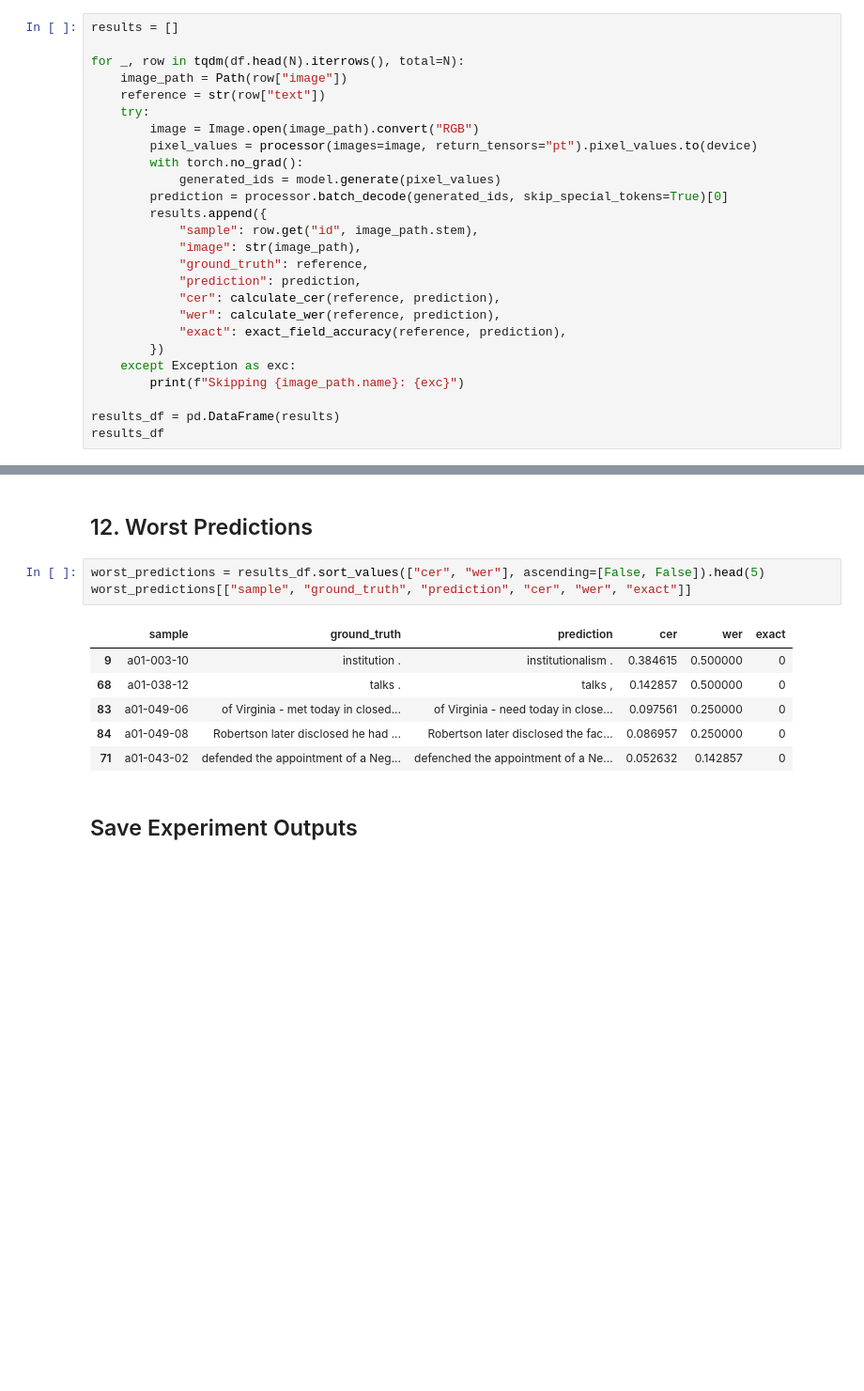
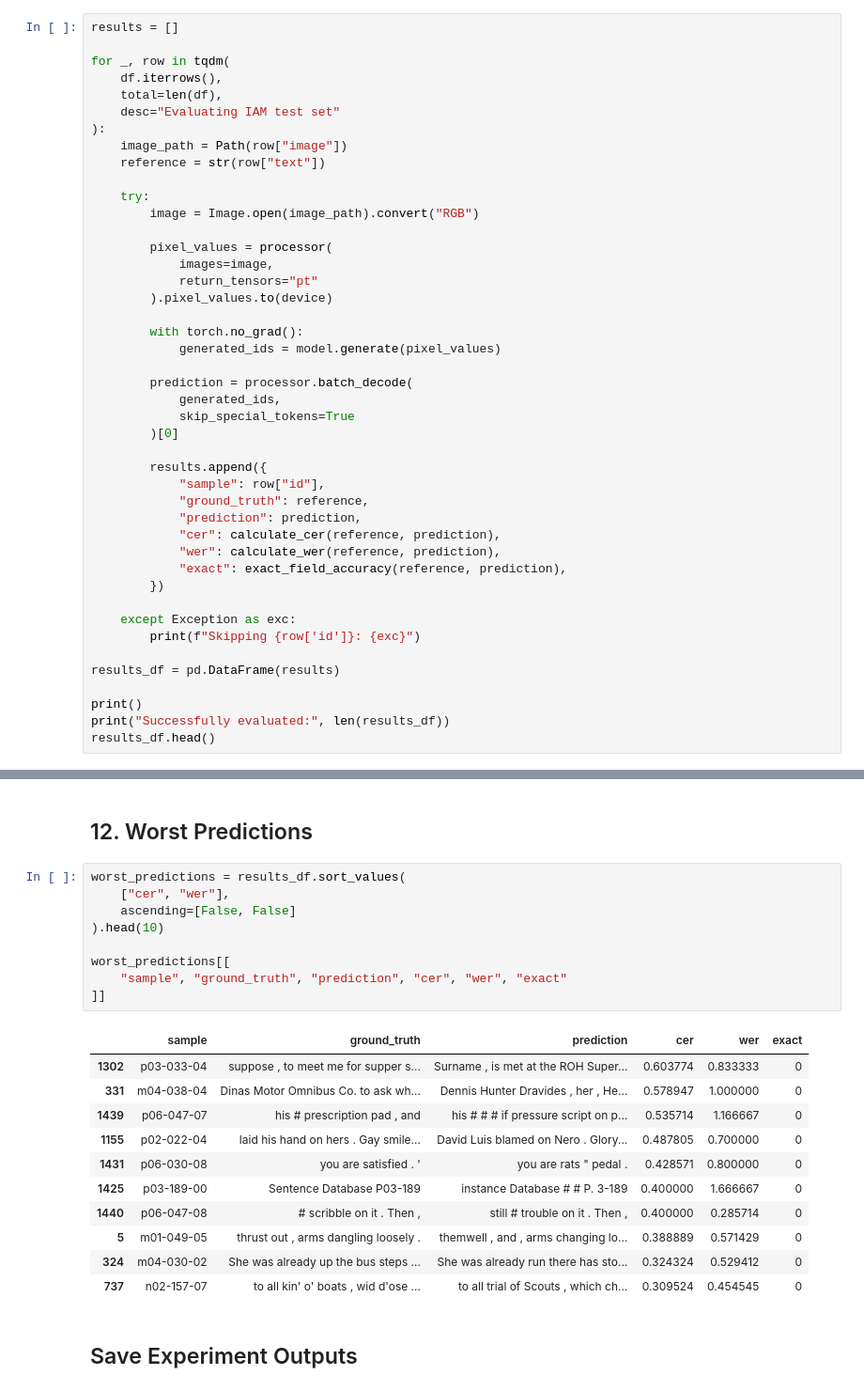
Before and after one commit to adecost4/ocr-thesis-handwritten-forms, a Jupyter notebook: trocr_beginner_project/notebooks/02_iam_evaluation.ipynb, the cells around one changed output, grey strips where cells are left out. Shown at 94% size. Drawn from its saved outputs; the diff is of its cells as text; blank space fills up the shorter version.

```diff
--- a/trocr_beginner_project/notebooks/02_iam_evaluation.ipynb
+++ b/trocr_beginner_project/notebooks/02_iam_evaluation.ipynb
@@ -180,27 +184,45 @@ Evaluating 100 samples...
 # %%
 results = []
 
-for _, row in tqdm(df.head(N).iterrows(), total=N):
+for _, row in tqdm(
+    df.iterrows(),
+    total=len(df),
+    desc="Evaluating IAM test set"
+):
     image_path = Path(row["image"])
     reference = str(row["text"])
+
     try:
         image = Image.open(image_path).convert("RGB")
-        pixel_values = processor(images=image, return_tensors="pt").pixel_values.to(device)
+
+        pixel_values = processor(
+            images=image,
+            return_tensors="pt"
+        ).pixel_values.to(device)
+
         with torch.no_grad():
             generated_ids = model.generate(pixel_values)
-        prediction = processor.batch_decode(generated_ids, skip_special_tokens=True)[0]
+
+        prediction = processor.batch_decode(
+            generated_ids,
+            skip_special_tokens=True
+        )[0]
+
         results.append({
-            "sample": row.get("id", image_path.stem),
-            "image": str(image_path),
+            "sample": row["id"],
             "ground_truth": reference,
             "prediction": prediction,
             "cer": calculate_cer(reference, prediction),
             "wer": calculate_wer(reference, prediction),
             "exact": exact_field_accuracy(reference, prediction),
         })
+
     except Exception as exc:
-        print(f"Skipping {image_path.name}: {exc}")
+        print(f"Skipping {row['id']}: {exc}")
 
 results_df = pd.DataFrame(results)
-results_df
+
+print()
+print("Successfully evaluated:", len(results_df))
+results_df.head()
 # %% [output]
@@ -258,15 +286,26 @@ best_predictions[["sample", "ground_truth", "prediction", "cer", "wer", "exact"]
 # %% [markdown]
 ## 12. Worst Predictions
 # %%
-worst_predictions = results_df.sort_values(["cer", "wer"], ascending=[False, False]).head(5)
-worst_predictions[["sample", "ground_truth", "prediction", "cer", "wer", "exact"]]
+worst_predictions = results_df.sort_values(
+    ["cer", "wer"],
+    ascending=[False, False]
+).head(10)
+
+worst_predictions[[
+    "sample", "ground_truth", "prediction", "cer", "wer", "exact"
+]]
 # %% [output]
 |  | sample | ground_truth | prediction | cer | wer | exact |
-| 9 | a01-003-10 | institution . | institutionalism . | 0.384615 | 0.500000 | 0 |
-| 68 | a01-038-12 | talks . | talks , | 0.142857 | 0.500000 | 0 |
-| 83 | a01-049-06 | of Virginia - met today in closed... | of Virginia - need today in close... | 0.097561 | 0.250000 | 0 |
-| 84 | a01-049-08 | Robertson later disclosed he had ... | Robertson later disclosed the fac... | 0.086957 | 0.250000 | 0 |
-| 71 | a01-043-02 | defended the appointment of a Neg... | defenched the appointment of a Ne... | 0.052632 | 0.142857 | 0 |
+| 1302 | p03-033-04 | suppose , to meet me for supper s... | Surname , is met at the ROH Super... | 0.603774 | 0.833333 | 0 |
+| 331 | m04-038-04 | Dinas Motor Omnibus Co. to ask wh... | Dennis Hunter Dravides , her , He... | 0.578947 | 1.000000 | 0 |
+| 1439 | p06-047-07 | his # prescription pad , and | his # # # if pressure script on p... | 0.535714 | 1.166667 | 0 |
+| 1155 | p02-022-04 | laid his hand on hers . Gay smile... | David Luis blamed on Nero . Glory... | 0.487805 | 0.700000 | 0 |
+| 1431 | p06-030-08 | you are satisfied . ' | you are rats " pedal . | 0.428571 | 0.800000 | 0 |
+| 1425 | p03-189-00 | Sentence Database P03-189 | instance Database # # P. 3-189 | 0.400000 | 1.666667 | 0 |
+| 1440 | p06-047-08 | # scribble on it . Then , | still # trouble on it . Then , | 0.400000 | 0.285714 | 0 |
+| 5 | m01-049-05 | thrust out , arms dangling loosely . | themwell , and , arms changing lo... | 0.388889 | 0.571429 | 0 |
+| 324 | m04-030-02 | She was already up the bus steps ... | She was already run there has sto... | 0.324324 | 0.529412 | 0 |
+| 737 | n02-157-07 | to all kin' o' boats , wid d'ose ... | to all trial of Scouts , which ch... | 0.309524 | 0.454545 | 0 |
 # %% [markdown]
 ## Save Experiment Outputs
 # %%
```
Also changed, not shown: parts of 16 cells of this notebook, 7 other files.
